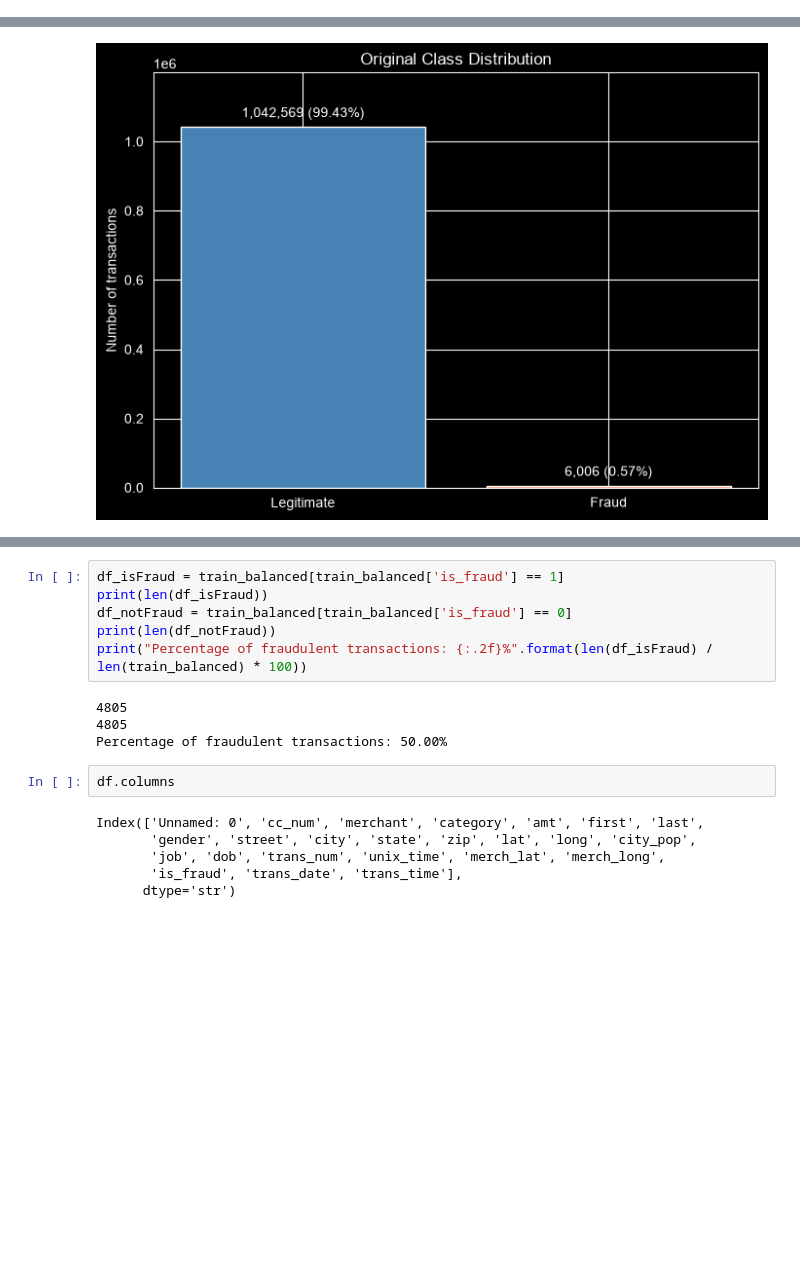
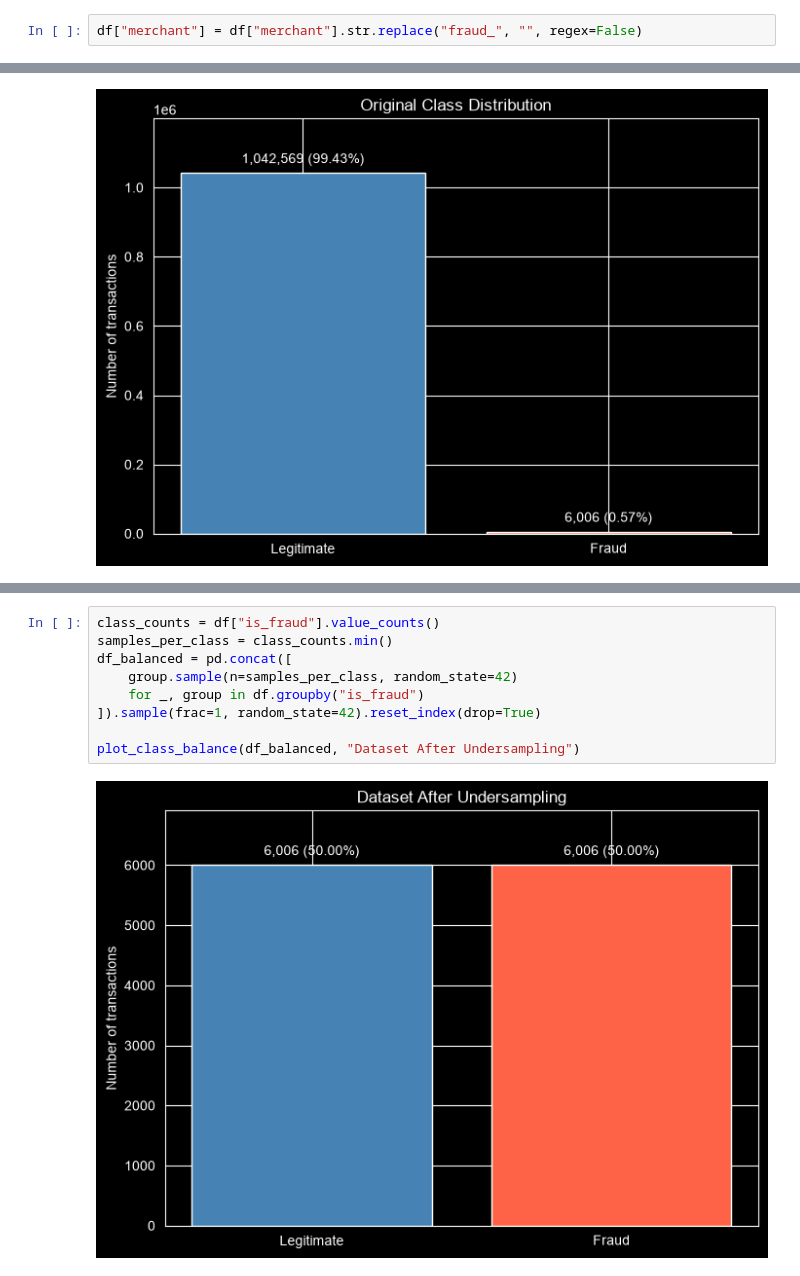
Before and after one commit to ZubairRashid05/Unspupervised-Learning-For-Fraud-Detection_CSCI-3052U-Project, a Jupyter notebook: model.ipynb, the cells around one changed output, grey strips where cells are left out. Saved outputs shown, nothing was run; the diff lists cells and outputs as text; blank space fills up the shorter version.

```diff
--- a/model.ipynb
+++ b/model.ipynb
@@ -49 +56,3 @@ print(len(duplicate_rows))
+# %%
+df["merchant"] = df["merchant"].str.replace("fraud_", "", regex=False)
 # %%
@@ -157,18 +98,11 @@ Name: count, dtype: int64
-# %%
-df_isFraud = train_balanced[train_balanced['is_fraud'] == 1]
-print(len(df_isFraud))
-df_notFraud = train_balanced[train_balanced['is_fraud'] == 0]
-print(len(df_notFraud))
-print("Percentage of fraudulent transactions: {:.2f}%".format(len(df_isFraud) / len(train_balanced) * 100))
-# %% [output]
-4805
-4805
-Percentage of fraudulent transactions: 50.00%
-# %%
-df.columns
-# %% [output]
-Index(['Unnamed: 0', 'cc_num', 'merchant', 'category', 'amt', 'first', 'last',
-       'gender', 'street', 'city', 'state', 'zip', 'lat', 'long', 'city_pop',
-       'job', 'dob', 'trans_num', 'unix_time', 'merch_lat', 'merch_long',
-       'is_fraud', 'trans_date', 'trans_time'],
-      dtype='str')
+# %%
+class_counts = df["is_fraud"].value_counts()
+samples_per_class = class_counts.min()
+df_balanced = pd.concat([
+    group.sample(n=samples_per_class, random_state=42)
+    for _, group in df.groupby("is_fraud")
+]).sample(frac=1, random_state=42).reset_index(drop=True)
+
+plot_class_balance(df_balanced, "Dataset After Undersampling")
+# %% [output]
+[figure, added]
```
Also changed, not shown: parts of 27 cells of this notebook, 1 other file.
